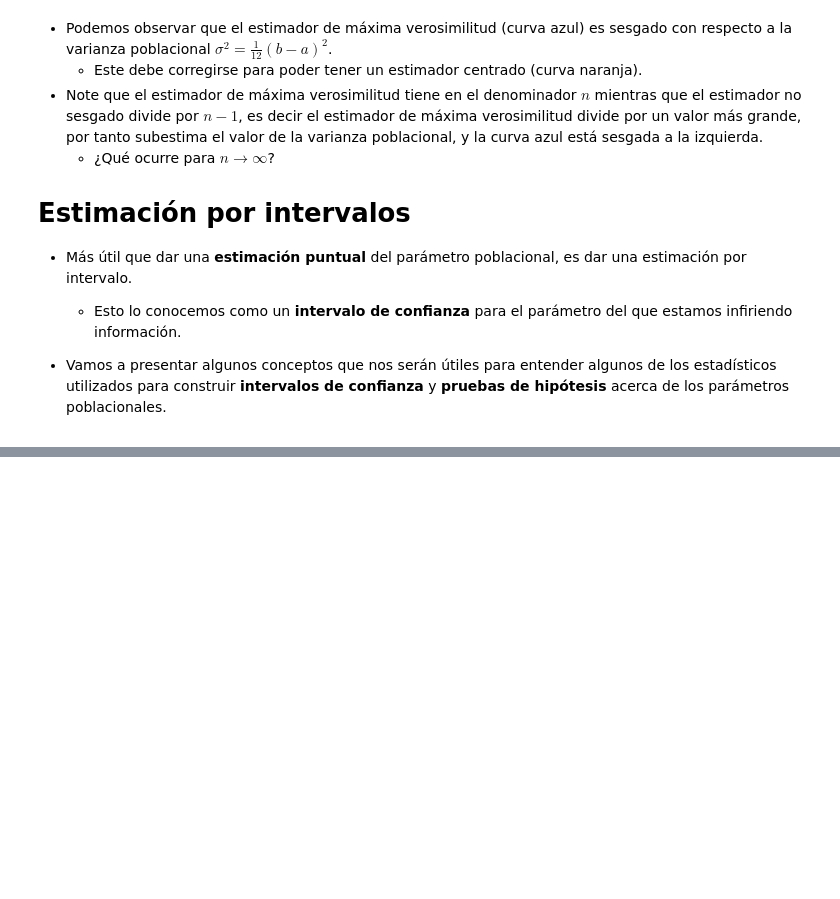
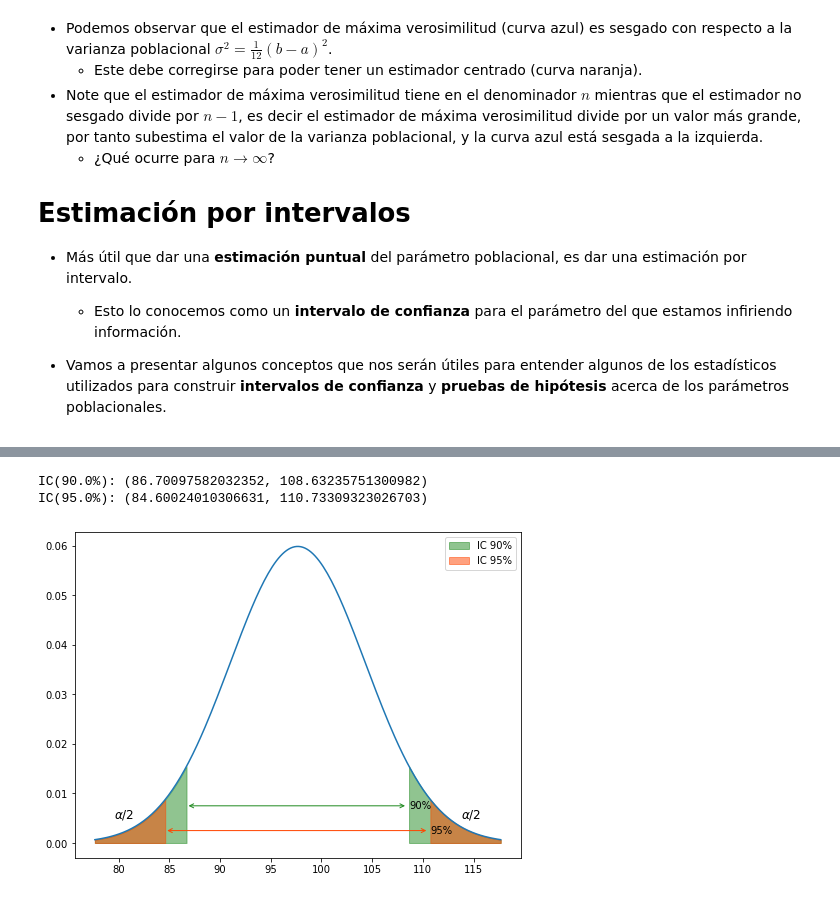
Before and after one commit to marsgr6/EN-online, a Jupyter notebook: statistical_inference.ipynb, the cells around one changed output, grey strips where cells are left out. Drawn from its saved outputs; the diff is of its cells as text; code cells hidden in the pictures; blank space fills up the shorter version.

```diff
--- a/statistical_inference.ipynb
+++ b/statistical_inference.ipynb
@@ -414,0 +586,58 @@ $$
+# %%
+muestra = np.array([100, 109, 110, 80, 65, 125,120, 85, 85])
+media_muestral = muestra.mean()  # X barra
+sigma2 = 400  # varianza conocida
+ssigma = np.sqrt(sigma2)  # desviación estándar
+n = 9  # tamaño de la muestra
+se = sigma / np.sqrt(n)  # estándar error
+
+# PDF
+plt.figure(figsize=(8,6))
+x = np.linspace(media_muestral-3*se, media_muestral+3*se, 200)
+plt.plot(x, norm.pdf(x, media_muestral, se))
+
+alpha = 0.1  # # IC 90%
+z = norm.ppf(1-alpha/2)  # función cuantil
+
+# Python implementa el cálculo del intervalo de confianza
+# loc: media muestral
+# scale: error estándar s/sqrt(n)
+
+# IC 90%
+IC90 = norm.interval(1-alpha, loc=muestra.mean(), scale=se)  # intervalo IC90
+print(r"IC("+str((1-alpha)*100)+"%):", IC90)
+
+# sombreamos cola izquierda para IC90
+x_left = np.linspace(media_muestral-3*se, IC90[0])
+plt.fill_between(x_left, norm.pdf(x_left, media_muestral, se), color='forestgreen', alpha=0.5)
+# sombreamos cola derecha para IC90
+x_right = np.linspace(IC90[1], media_muestral+3*se)
+plt.fill_between(x_right, norm.pdf(x_right, media_muestral, se),
+                 color='forestgreen', alpha=0.5, label="IC 90%")
+plt.annotate("90%", xy=(IC90[0], 0.0075), xytext=(IC90[1], 0.0075),
+             va="center", # alineado vertical
+             arrowprops=dict(arrowstyle="<->", color="forestgreen"))
+
+# IC 95%
+alpha = 0.05  # # IC 95%
+z = norm.ppf(1-alpha/2)  # función cuantil
+IC95 = norm.interval(1-alpha, loc=muestra.mean(), scale=se)  # intervalo IC95
+print(r"IC("+str((1-alpha)*100)+"%):", IC95)
+
+# sombreamos cola izquierda para IC95
+x_left = np.linspace(media_muestral-3*se, IC95[0])
+plt.fill_between(x_left, norm.pdf(x_left, media_muestral, se), color='orangered', alpha=0.5)
+# sombreamos cola derecha para IC95
+x_right = np.linspace(IC95[1], media_muestral+3*se)
+plt.fill_between(x_right, norm.pdf(x_right, media_muestral, se),
+                 color='orangered', alpha=0.5, label="IC 95%")
+plt.annotate("95%", xy=(IC95[0], 0.0025), xytext=(IC95[1], 0.0025),
+             va="center", # alineado vertical
+             arrowprops=dict(arrowstyle="<->", color ='orangered'))
+plt.text(IC95[0]-5, 0.005, r"$\alpha/2$", fontsize=12)
+plt.text(IC95[1]+3, 0.005, r"$\alpha/2$", fontsize=12)
+legend=plt.legend()
+# %% [output]
+IC(90.0%): (86.70097582032352, 108.63235751300982)
+IC(95.0%): (84.60024010306631, 110.73309323026703)
+[figure, added]
```
Also changed, not shown: parts of 25 cells of this notebook.
